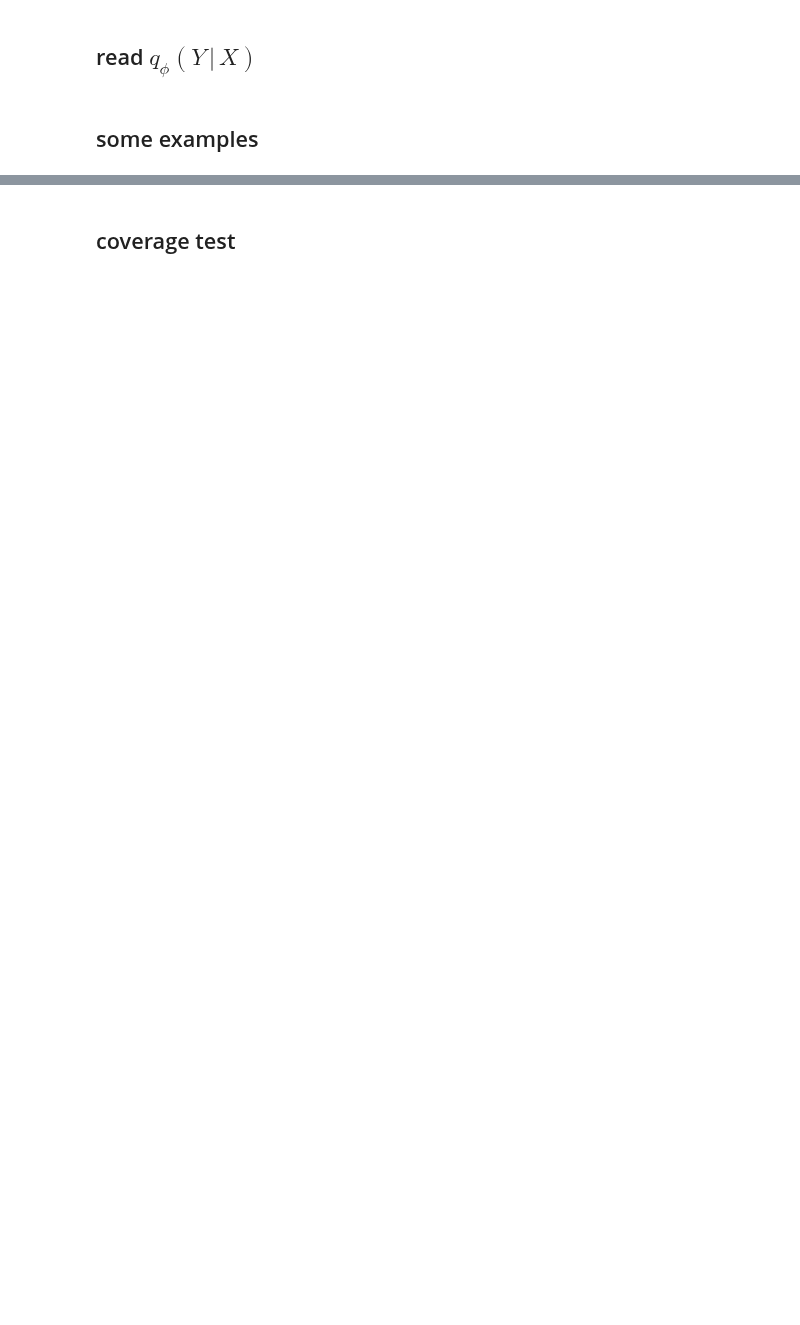
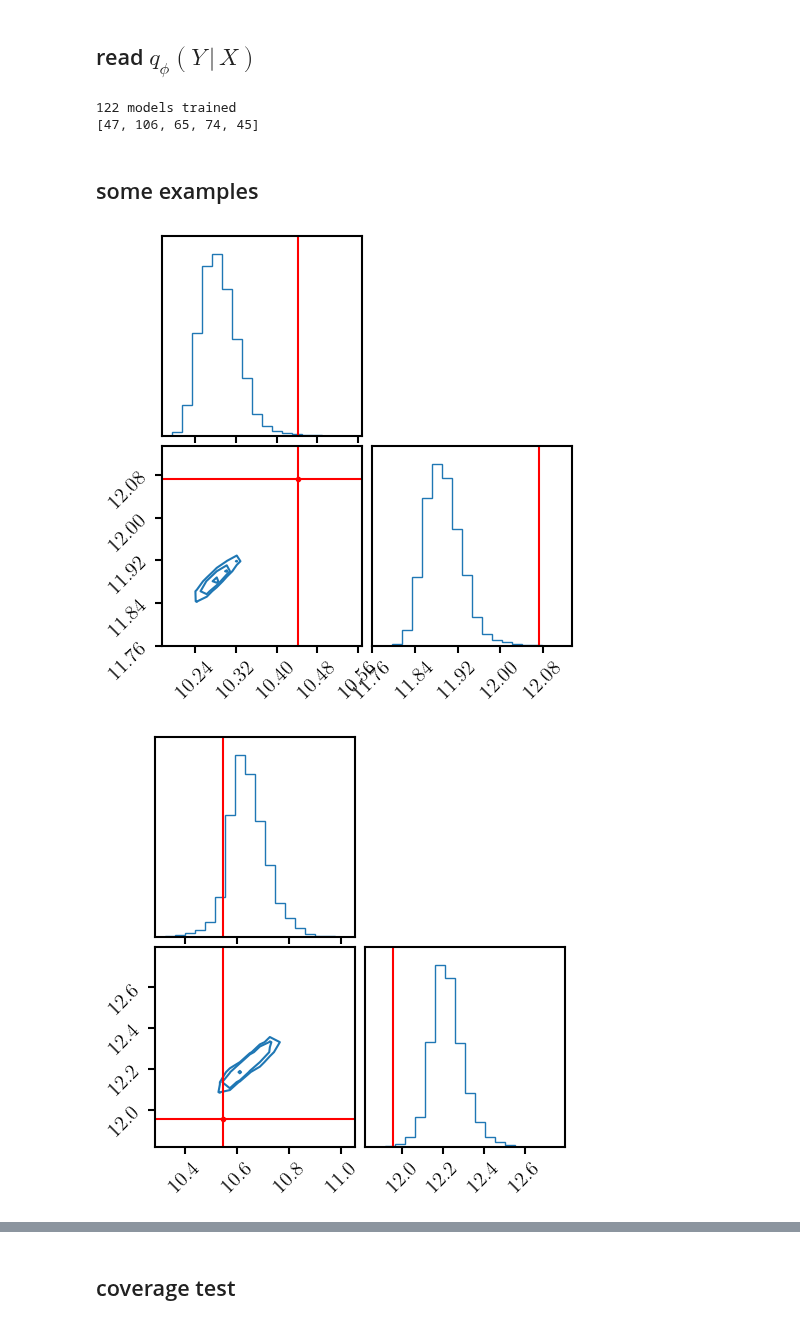
Before and after one commit to galactic-ai/haloflow, a Jupyter notebook: bin/npe/npe_valid.ipynb, the cells around one changed output, grey strips where cells are left out. Cells and saved outputs as stored; diff of their text form; code cells hidden in the pictures; blank space fills up the shorter version.

Commit message:
initial DANN cross haloflow training

```diff
--- a/bin/npe/npe_valid.ipynb
+++ b/bin/npe/npe_valid.ipynb
@@ -28,23 +28,29 @@ else: device = 'cpu'
 # %% [markdown]
 ## read $q_\phi(Y\,|\,X)$
 # %%
-qphis = U.read_best_ndes('h2.v1.TNG50.mags_morph', n_ensemble=5, device=device,
-                         dat_dir='/scratch/gpfs/chhahn/haloflow/hf2/npe', verbose=True)
-Y_test, X_test = D.hf2_centrals('test', 'mags_morph', sim='TNG50')
+qphis = U.read_best_ndes('h2.dann.v1.Simba100.mags', n_ensemble=5, device=device,
+                         dat_dir='../../data/hf2/dann/npe/', verbose=True)
+Y_test, X_test = D.hf2_centrals('test', 'mags', sim='Simba100')
+# %% [output]
+122 models trained
+[47, 106, 65, 74, 45]
 # %% [markdown]
 ## some examples
 # %%
-n_sample = 10000
+n_sample = 10_000
 for i in np.random.choice(np.arange(X_test.shape[0]), size=5, replace=False):
     y_samp = []
     for qphi in qphis:
         _samp = qphi.sample((int(n_sample/len(qphis)),),
                                x=torch.tensor(X_test[i], dtype=torch.float32).to(device),
                                show_progress_bars=True)
         y_samp.append(_samp.detach().cpu().numpy())
     y_nde = np.concatenate(np.array(y_samp), axis=0)
 
 
     fig = DFM.corner(y_nde, color='C0', plot_datapoints=False, plot_density=False)
     DFM.overplot_points(fig, [Y_test[i]], color='r')
     DFM.overplot_lines(fig, Y_test[i], color='r')
+# %% [output]
+[figure, added]
+[figure, added]
```
Also changed, not shown: parts of 4 cells of this notebook, 6 other files.
